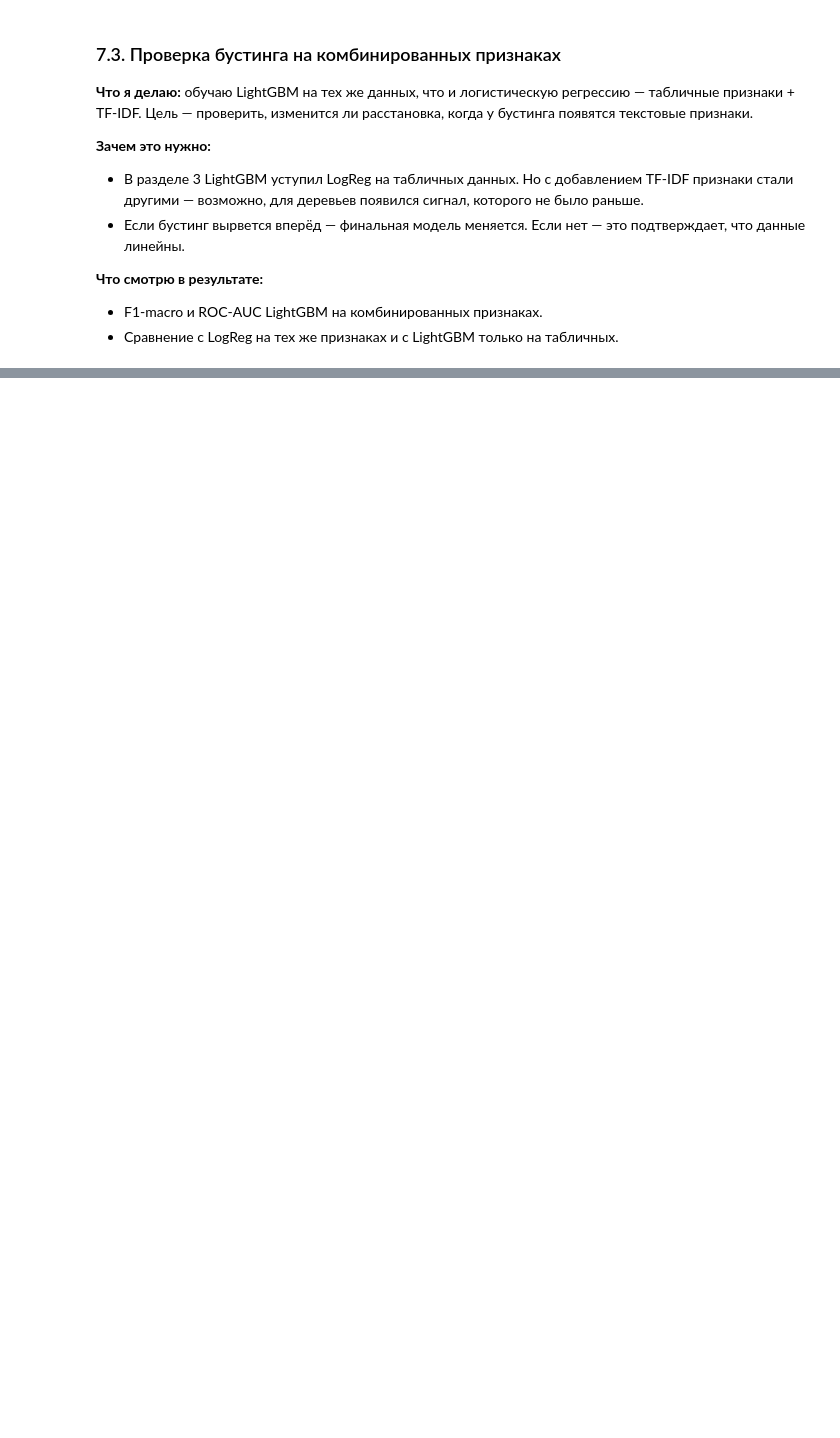
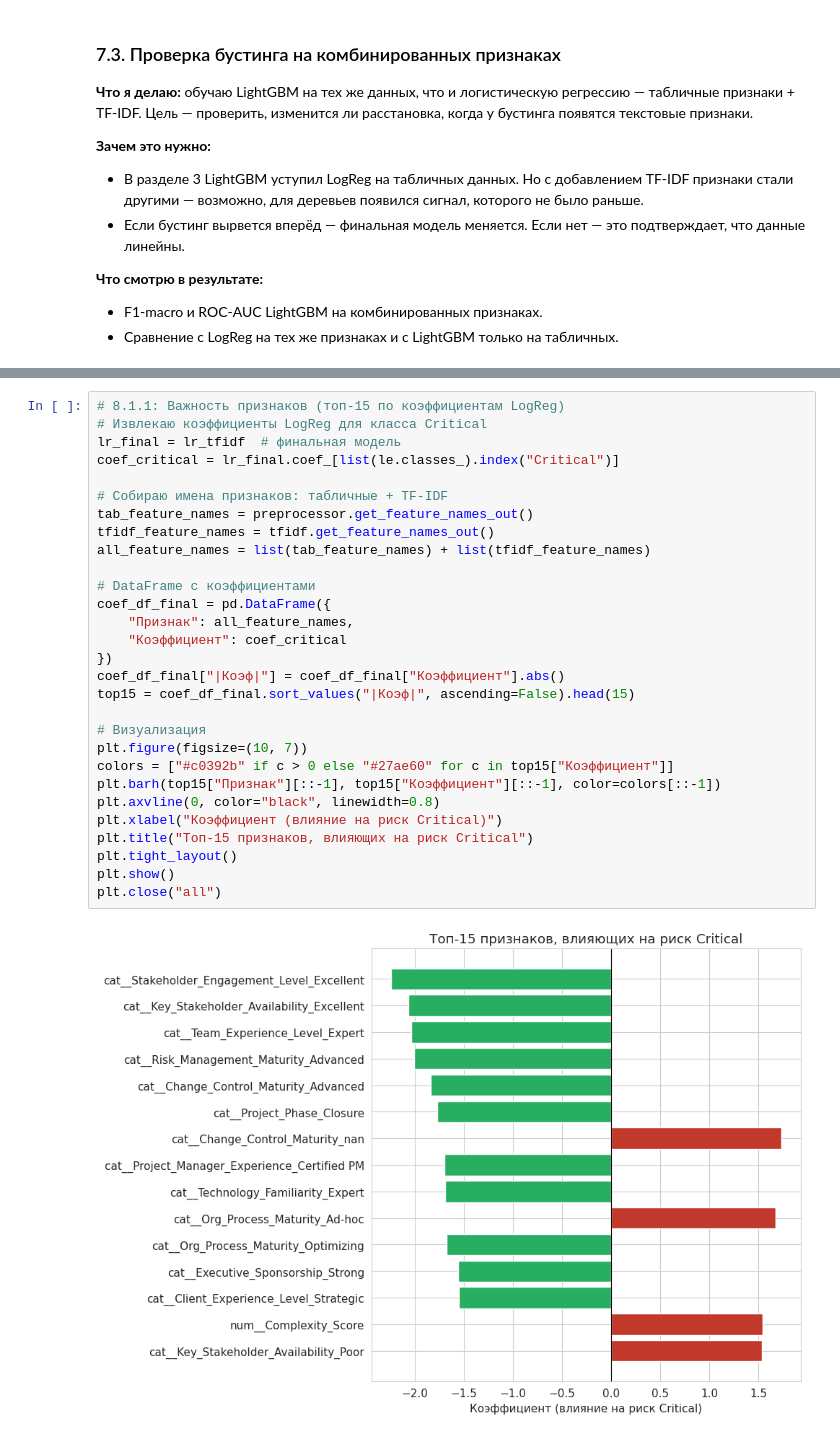
Before and after one commit to Marfall/IT-PROJECT-RISK, a Jupyter notebook: IT_Project_Risk.ipynb, the cells around one changed output, grey strips where cells are left out. Saved outputs shown, nothing was run; the diff lists cells and outputs as text; blank space fills up the shorter version.

```diff
--- a/IT_Project_Risk.ipynb
+++ b/IT_Project_Risk.ipynb
@@ -2834,0 +2842,31 @@ weighted avg      0.669     0.662     0.664       800
+# %%
+# 8.1.1: Важность признаков (топ-15 по коэффициентам LogReg)
+# Извлекаю коэффициенты LogReg для класса Critical
+lr_final = lr_tfidf  # финальная модель
+coef_critical = lr_final.coef_[list(le.classes_).index("Critical")]
+
+# Собираю имена признаков: табличные + TF-IDF
+tab_feature_names = preprocessor.get_feature_names_out()
+tfidf_feature_names = tfidf.get_feature_names_out()
+all_feature_names = list(tab_feature_names) + list(tfidf_feature_names)
+
+# DataFrame с коэффициентами
+coef_df_final = pd.DataFrame({
+    "Признак": all_feature_names,
+    "Коэффициент": coef_critical
+})
+coef_df_final["|Коэф|"] = coef_df_final["Коэффициент"].abs()
+top15 = coef_df_final.sort_values("|Коэф|", ascending=False).head(15)
+
+# Визуализация
+plt.figure(figsize=(10, 7))
+colors = ["#c0392b" if c > 0 else "#27ae60" for c in top15["Коэффициент"]]
+plt.barh(top15["Признак"][::-1], top15["Коэффициент"][::-1], color=colors[::-1])
+plt.axvline(0, color="black", linewidth=0.8)
+plt.xlabel("Коэффициент (влияние на риск Critical)")
+plt.title("Топ-15 признаков, влияющих на риск Critical")
+plt.tight_layout()
+plt.show()
+plt.close("all")
+# %% [output]
+[figure, added]
```
Also changed, not shown: parts of 36 cells of this notebook.
